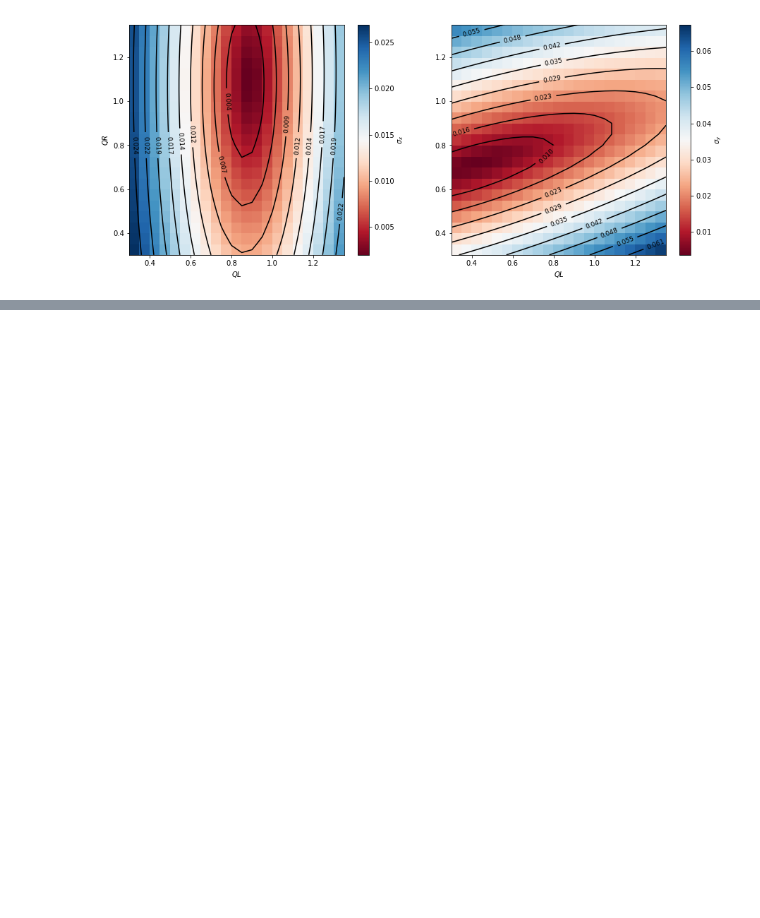
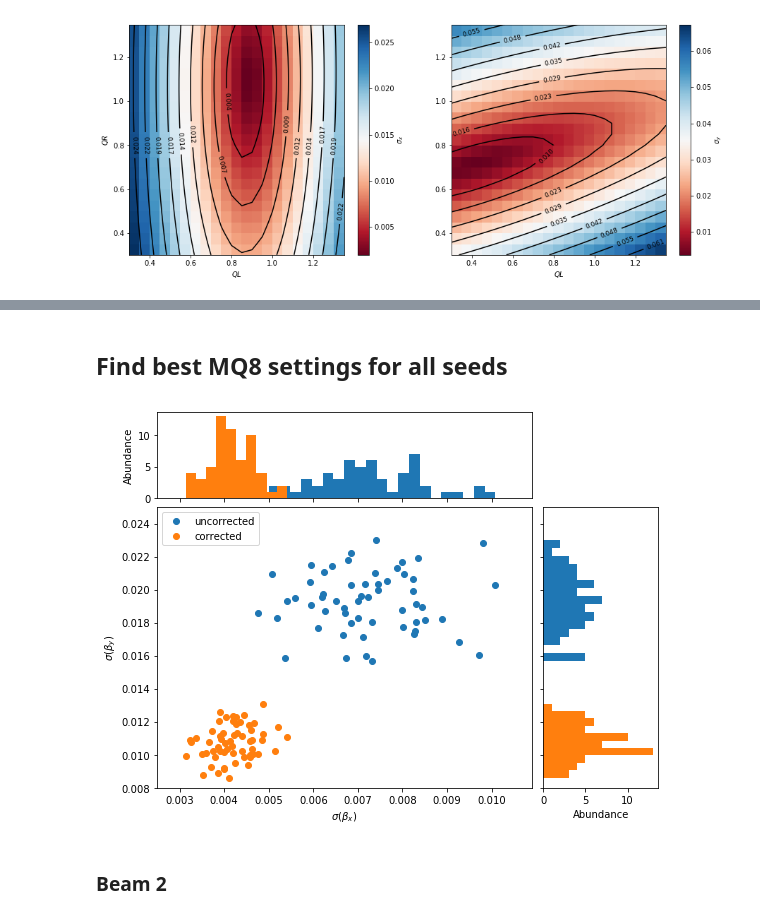
Before and after one commit to mtitze/HL-LHC, a Jupyter notebook: analyses/analysis_da_hllhc.ipynb, the cells around one changed output, grey strips where cells are left out. Saved outputs shown, nothing was run; the diff lists cells and outputs as text; code cells hidden in the pictures; blank space fills up the shorter version.

```diff
--- a/analyses/analysis_da_hllhc.ipynb
+++ b/analyses/analysis_da_hllhc.ipynb
@@ -1356,0 +1382,2 @@ plt.show()
+# %% [markdown]
+## Find best MQ8 settings for all seeds
@@ -1356,0 +1387,12 @@ plt.show()
+# %%
+def bb_reduction(data):
+    minidx = data.idxmin()['xyb1']
+
+    minbbx  = data.get_value(minidx,col='xb1')
+    minbby  = data.get_value(minidx,col='yb1')
+    minbbxy = data.get_value(minidx,col='xyb1')
+
+    nominal = data[(isclose(data['ql'],1.0)) & (isclose(data['qr'],1.0))]
+    nominal = tuple(nominal[['xb1','yb1','xyb1']].values[0])
+
+    return nominal[0], nominal[1], nominal[2], minbbx, minbby, minbbxy
@@ -1356,0 +1417,60 @@ plt.show()
+# %%
+ttt = np.array(red)
+x_unco = [i[0] for i in ttt[1:] if i[0]>0]
+y_unco = [i[1] for i in ttt[1:] if i[1]>0]
+
+x_corr = [i[3] for i in ttt[1:] if i[3]>0]
+y_corr = [i[4] for i in ttt[1:] if i[4]>0]
+# %%
+# definitions for the axes
+left, width = 0.1, 0.65
+bottom, height = 0.1, 0.65
+bottom_h = left_h = left + width + 0.02
+
+rect_scatter = [left, bottom, width, height]
+rect_histx = [left, bottom_h, width, 0.2]
+rect_histy = [left_h, bottom, 0.2, height]
+
+# start with a rectangular Figure
+plt.figure(1, figsize=(8, 6))
+
+axScatter = plt.axes(rect_scatter)
+axHistx = plt.axes(rect_histx)
+axHisty = plt.axes(rect_histy)
+
+
+# no labels
+axHistx.xaxis.set_major_formatter(nullfmt)
+axHisty.yaxis.set_major_formatter(nullfmt)
+
+axScatter.scatter(x_unco, y_unco,label="uncorrected")
+axScatter.scatter(x_corr, y_corr,label='corrected')
+
+
+axScatter.set_xlim((0.0025, 0.0109))
+axScatter.set_ylim((0.0080, 0.025))
+
+
+# bins = np.arange(-lim, lim + binwidth, binwidth)
+axHistx.hist(x_unco,bins=22)
+axHisty.hist(y_unco, orientation='horizontal',bins=15)
+
+axHistx.hist(x_corr)
+axHisty.hist(y_corr, orientation='horizontal')
+
+axHistx.set_xlim(axScatter.get_xlim())
+axHisty.set_ylim(axScatter.get_ylim())
+
+axScatter.set_xlabel(r"$\sigma(\beta_x)$")
+axScatter.set_ylabel(r"$\sigma(\beta_y)$")
+
+axScatter.legend()
+
+axHistx.set_ylabel("Abundance")
+axHisty.set_xlabel("Abundance")
+
+plt.show()
+# %% [output]
+[figure, added]
+# %% [markdown]
+### Beam 2
```
Also changed, not shown: parts of 24 cells of this notebook.
